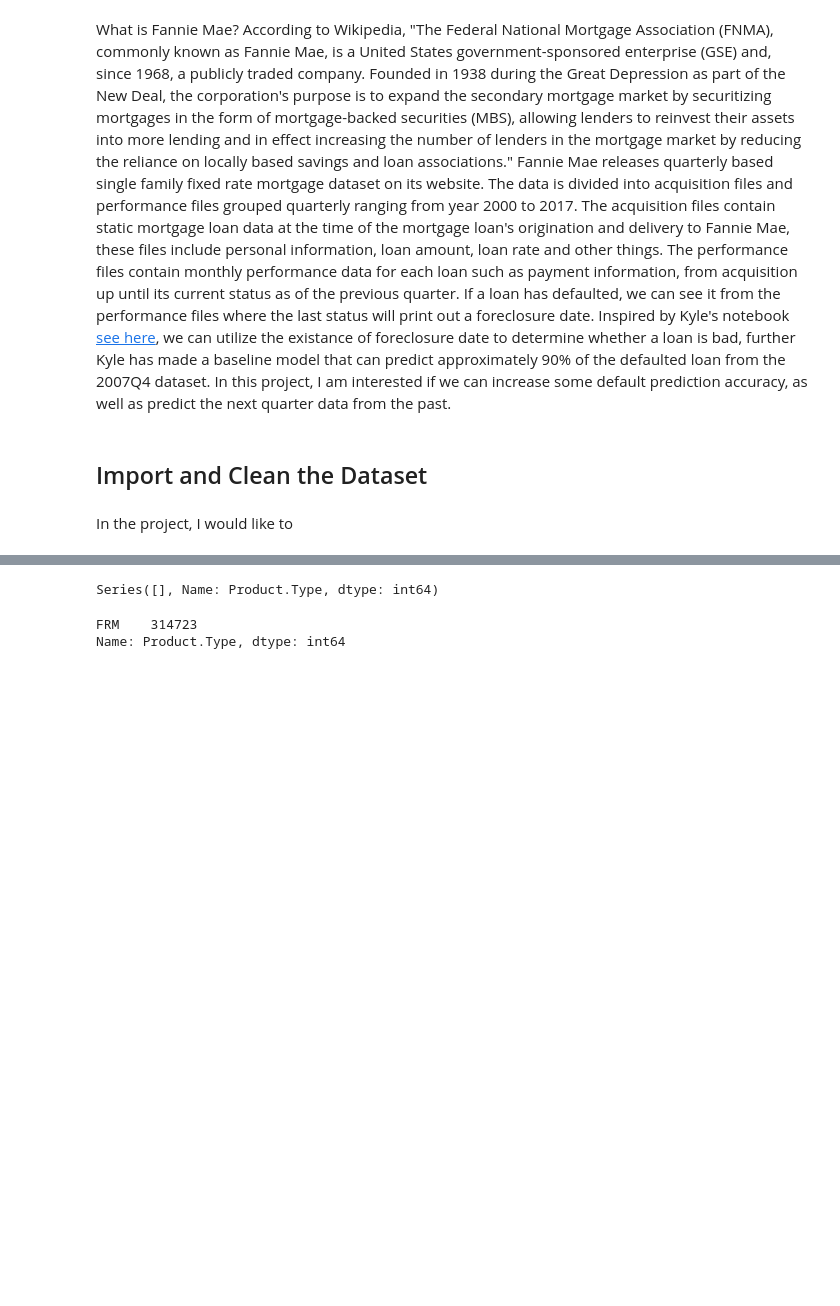
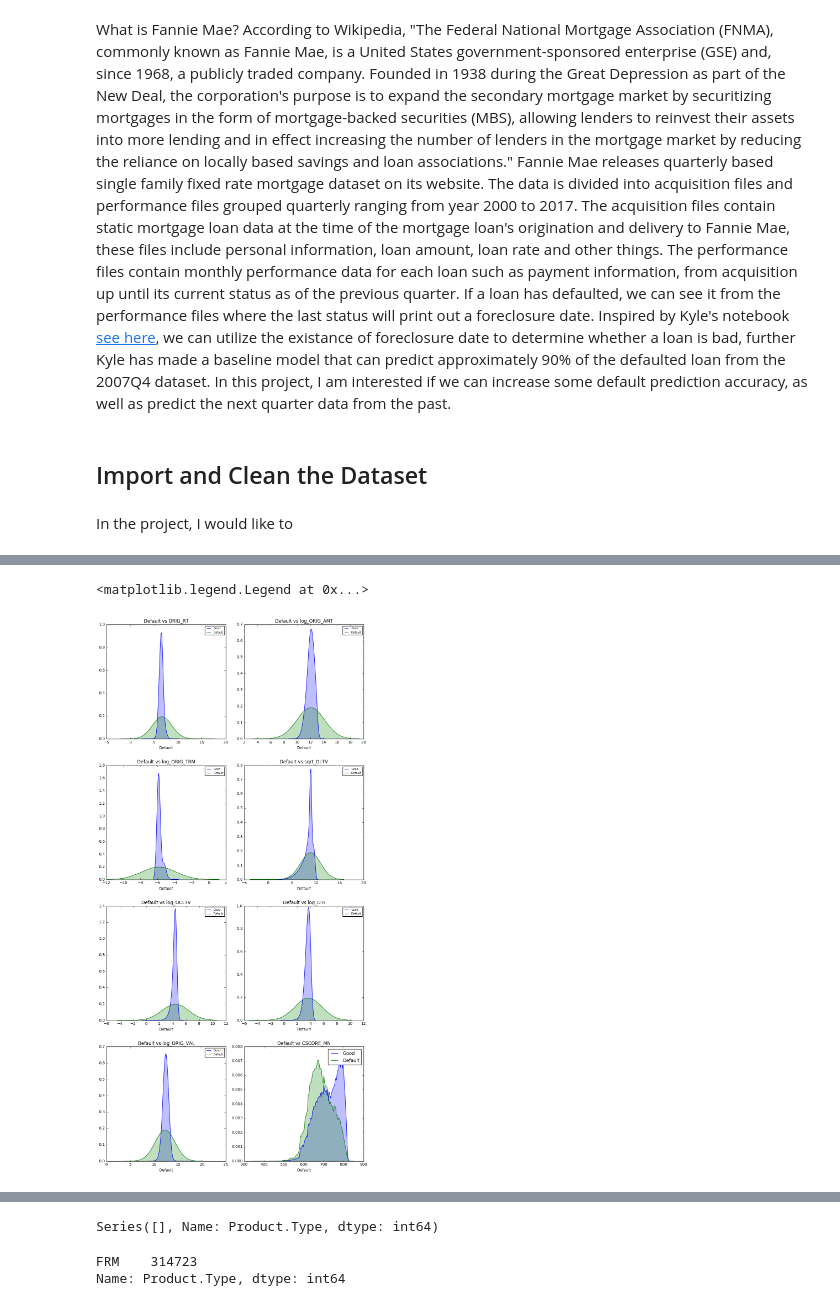
Before and after one commit to ferrarisf50/Fannie-Mae-single-family-mortgage-loan-data, a Jupyter notebook: Predict_default.ipynb, the cells around one changed output, grey strips where cells are left out. Drawn from its saved outputs; the diff is of its cells as text; code cells hidden in the pictures; blank space fills up the shorter version.

```diff
--- a/Predict_default.ipynb
+++ b/Predict_default.ipynb
@@ -199,0 +132,25 @@ Name: VinYr, dtype: int64
+# %%
+Combined_Data['log_ORIG_VAL']=np.log(Combined_Data['ORIG_VAL'])
+Combined_Data['log_ORIG_AMT']=np.log(Combined_Data['ORIG_AMT'])
+Combined_Data['sqrt_OLTV']=np.sqrt(Combined_Data['OLTV'])
+Combined_Data['log_ORIG_TRM']=-np.log(Combined_Data['ORIG_TRM'])
+Combined_Data['log_OCLTV']=np.log(Combined_Data['OCLTV'])
+Combined_Data['log_DTI']=np.log(Combined_Data['DTI'])
+# %%
+columns = ["ORIG_RT","log_ORIG_AMT","log_ORIG_TRM","sqrt_OLTV","log_OCLTV","log_DTI","log_ORIG_VAL","CSCORE_MN"]
+
+fig, axes = plt.subplots(nrows=4, ncols=2, figsize=(10,20))
+plt.tight_layout(w_pad=2.0, h_pad=5.0)
+
+for i, column in zip(range(1,9), columns):
+    plt.subplot(4,2,i)
+    p1=sns.kdeplot(Combined_Data[Combined_Data['Default']==0][column], bw=.2, label="Good",shade=True)
+    p2=sns.kdeplot(Combined_Data[Combined_Data['Default']==1][column], bw=2, label="Default",shade=True)
+
+    p1.set_title("Default vs "+column)
+    plt.legend(loc="upper right", prop={'size': 7})
+    plt.xlabel('Default')
+plt.legend()
+# %% [output]
+<matplotlib.legend.Legend at 0x...>
+[figure, added]
```
Also changed, not shown: parts of 22 cells of this notebook.
